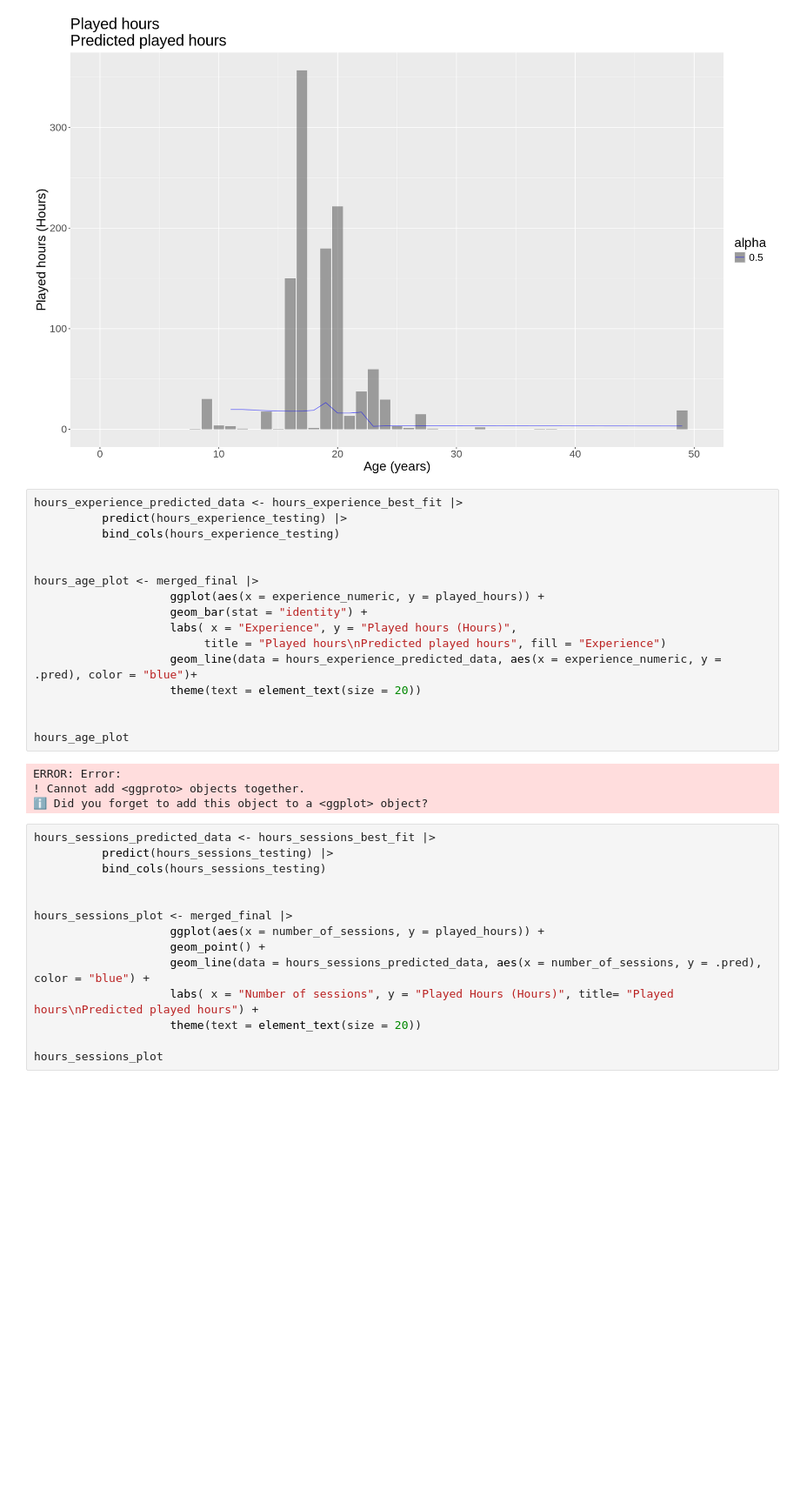
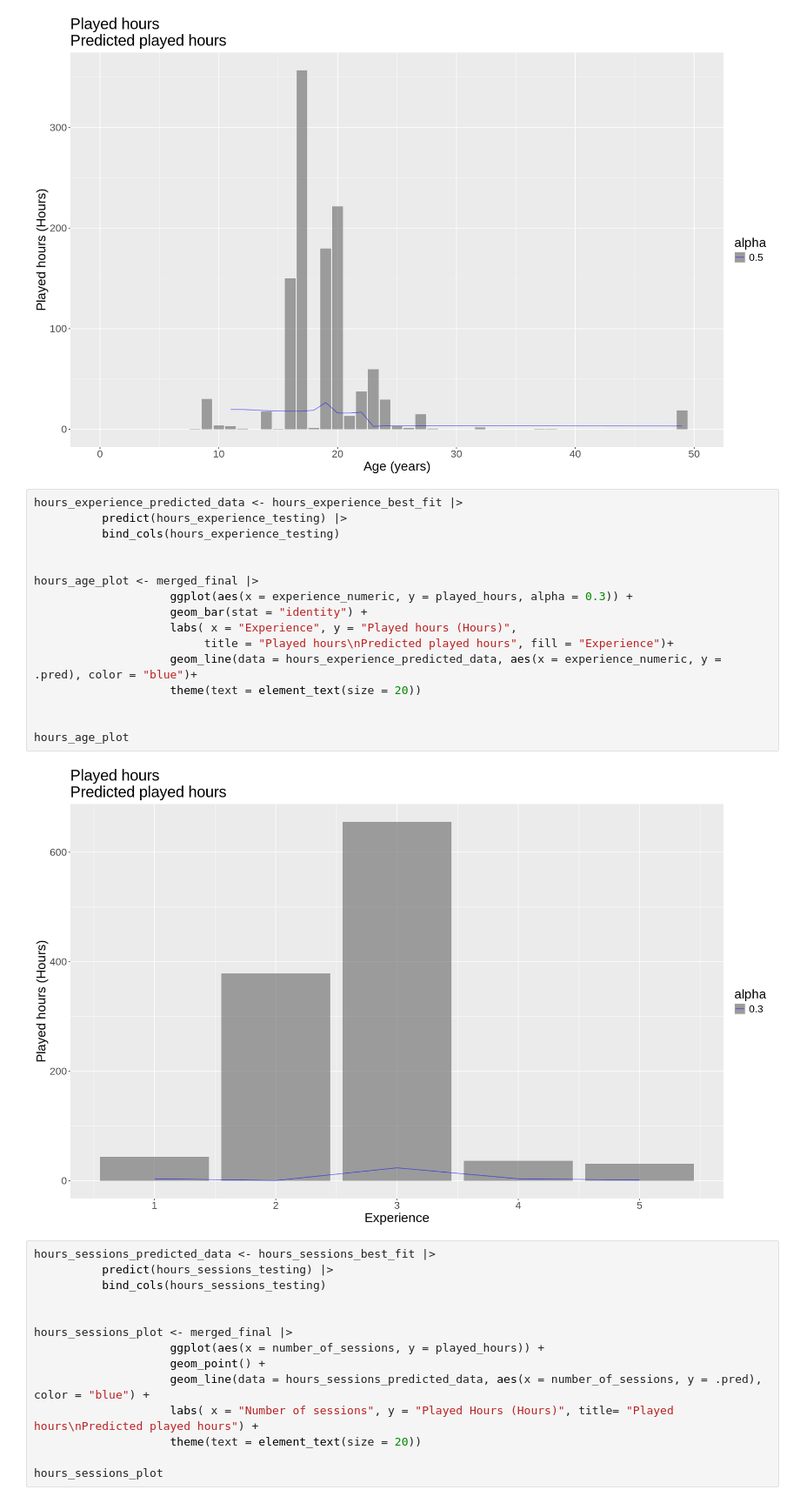
Before and after one commit to harpreeto6/Data_Science_Project, a Jupyter notebook: Minecraft_Analysis.ipynb, the cells around one changed output. Shown at 87% size. Cells and saved outputs as stored; diff of their text form; blank space fills up the shorter version.

Commit message:
small change in visualization

```diff
--- a/Minecraft_Analysis.ipynb
+++ b/Minecraft_Analysis.ipynb
@@ -497,23 +497,21 @@ Warning message:
 # %%
 hours_experience_predicted_data <- hours_experience_best_fit |>
           predict(hours_experience_testing) |>
           bind_cols(hours_experience_testing)
 
 
 hours_age_plot <- merged_final |>
-                    ggplot(aes(x = experience_numeric, y = played_hours)) +
+                    ggplot(aes(x = experience_numeric, y = played_hours, alpha = 0.3)) +
                     geom_bar(stat = "identity") +
                     labs( x = "Experience", y = "Played hours (Hours)",
-                         title = "Played hours\nPredicted played hours", fill = "Experience")
+                         title = "Played hours\nPredicted played hours", fill = "Experience")+
                     geom_line(data = hours_experience_predicted_data, aes(x = experience_numeric, y = .pred), color = "blue")+
                     theme(text = element_text(size = 20))
 
 
 hours_age_plot
 # %% [output]
-ERROR: Error:
-! Cannot add <ggproto> objects together.
-ℹ Did you forget to add this object to a <ggplot> object?
+[figure, added]
 # %%
 hours_sessions_predicted_data <- hours_sessions_best_fit |>
           predict(hours_sessions_testing) |>
```
